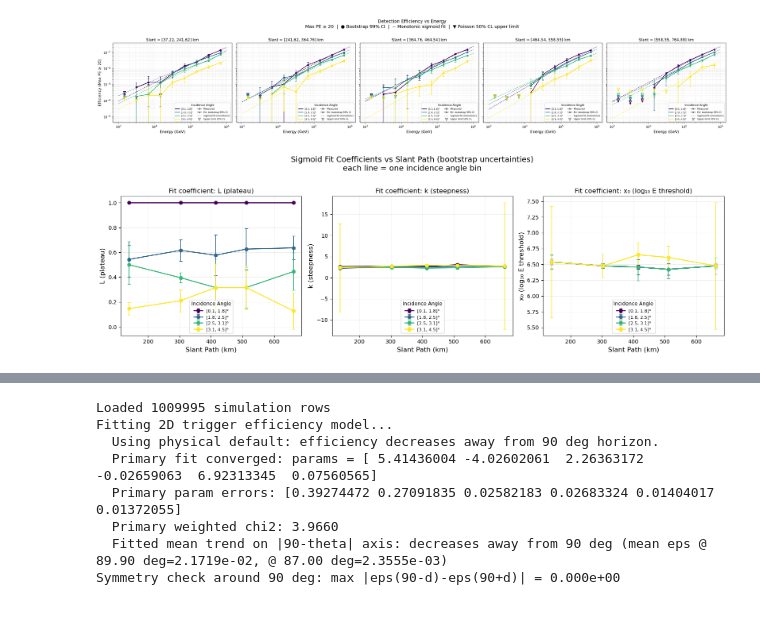
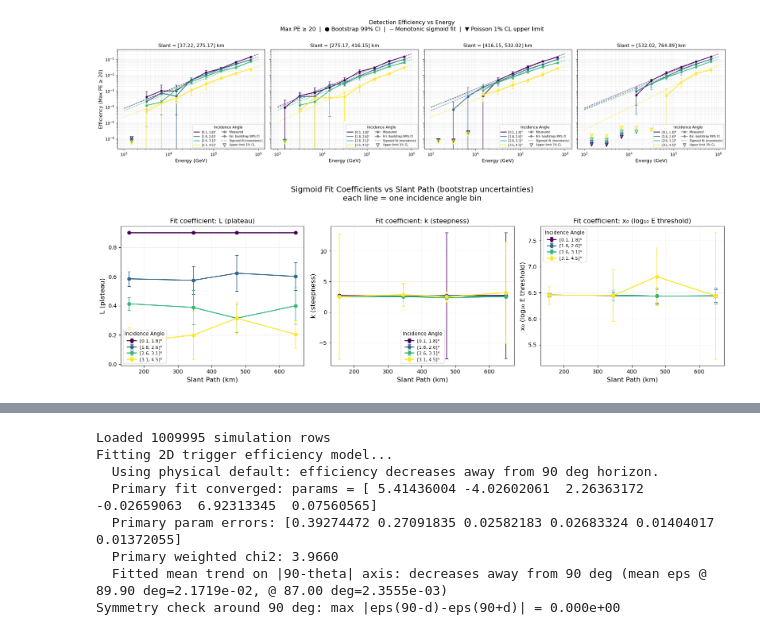
Before and after one commit to Teikiet/Muon_Trinity, a Jupyter notebook: analysis/Demonstrator_Muon_flux.ipynb, the cells around one changed output, grey strips where cells are left out. Drawn from its saved outputs; the diff is of its cells as text; code cells hidden in the pictures.

```diff
--- a/analysis/Demonstrator_Muon_flux.ipynb
+++ b/analysis/Demonstrator_Muon_flux.ipynb
@@ -12,7 +12,7 @@ import math
 PE_THRESHOLD = 20
 N_BOOTSTRAP = 1000
 CI_LEVEL = 0.99
-SEEDS = [1]
+SEEDS = [1, 2, 3]
 PID = 13
 RADIUS = 5
 BASE_DIR = "/scratch/general/vast/u1520754/muon_sim_chain_tree"
@@ -48,7 +48,7 @@ sys.stdout = old_stdout
 logging.disable(logging.NOTSET)
 
 E = mceq.e_grid
-E = E[(E >= 1e3) & (E <= 1e6)]
+E = E[(E >= 1e3) & (E <= 5e3)]
 
 def to_1e(val):
     exp = int(math.log10(val))
@@ -143,5 +143,7 @@ pulse_width = np.array(df["pulse_width_ns"])
 rise_time = np.array(df["rise_time_ns"])
 x_mag = np.array(df["correction_x_m"])
 y_mag = np.array(df["correction_y_m"])
+file_size = np.array(df["file_size_MB"])
+photon_count = np.array(df["corsika8_photon_count"])
 # %% [output]
 Generating energy grid from MCEq...
@@ -164,10 +216,10 @@ Energy range: 1122.0 – 891251.0 GeV
 # %%
 from scipy.interpolate import interp1d
-x = np.array([1.1e3, 9e3, 9e4, 9e5])
-y = np.array([12,14,250,1500])
+x = E_list#np.array([1.1e3, 9e3, 9e4, 9e5])
+y = File #np.array([12,14,250,1500])
 f = interp1d(x, y)
-print(np.sum(f(E)))
+print(np.sum(f(E_list)))
 print(np.round(20000*E[E<=1e4]**-1))
-print(np.sum(np.round(20000*E[E<=1e4]**-1)*f(E[E<=1e4])))
-np.round(20000*E[E<=1e4]**-1)*f(E[E<=1e4])
+print(np.sum(np.round(20000*E_list[E_list<=1e4]**-1)*f(E_list[E_list<=1e4])))
+np.round(20000*E_list[E_list<=1e4]**-1)*f(E_list[E_list<=1e4])
 # %% [output]
@@ -329,7 +381,7 @@ from scipy.optimize import minimize
 
 # --- Define fixed bin edges ---
 E_bins     = np.logspace(3, 6, 10)
-num_slant_bins = 5
+num_slant_bins = 4
 slant_bins = np.quantile(Slant, np.linspace(0, 1, num_slant_bins + 1))
 print(slant_bins)
 num_inc_bins = 4
@@ -340,13 +392,14 @@ PE_THRESHOLD    = 20 #the minimum PE for trigger
 N_BOOTSTRAP     = 20 #number of boostrap resampling
 N_FIT_BOOTSTRAP = 20   # bootstrap iterations for fit parameter uncertainty
 CI_LEVEL        = 0.99
-UPPER_LIMIT_CL  = 0.5
+UPPER_LIMIT_CL  = 0.01
 UPPER_LIMIT_MU  = -np.log(1 - UPPER_LIMIT_CL)
-UL_SIGMA        = 0.1
+UL_SIGMA        = 0.5
 
 # --- Sigmoid model ---
 def sigmoid_model(logE, L, k, x0):
     z = -k * (logE - x0)
+    #P_decay = np.exp(-slant/d)
     return L / (1.0 + np.exp(z)) #L / (1.0 + np.exp(np.clip(z, -500, 500)))
 
 # --- Storage ---
@@ -497,6 +550,19 @@ def joint_chi2(params, data_list):
         total += np.sum(((y_pred - y_fit) / sigma_y) ** 2)
     return total
 
+def per_bin_chi2(params, data_list):
+    """Return list of (chi2, ndata) per incidence bin j (None if no data)."""
+    out = []
+    for j, d in enumerate(data_list):
+        if d is None:
+            out.append(None)
+            continue
+        L, k, x0 = params[j*3:(j+1)*3]
+        x_fit, y_fit, sigma_y = d
+        y_pred = sigmoid_model(x_fit, L, k, x0)
+        chi2 = float(np.sum(((y_pred - y_fit) / sigma_y) ** 2))
+        out.append((chi2, len(y_fit)))
+    return out
 
 def run_joint_fit(eff_slice, ul_slice, lo_slice, hi_slice):
     """
@@ -543,9 +609,9 @@ def run_joint_fit(eff_slice, ul_slice, lo_slice, hi_slice):
         if data_list[j] is None:
             p0.extend([1e-3, 3.0, np.mean(x_all)])
             if j == 0:
-                bounds.extend([(1.0, 1.0), (0.1, 50), (x_all.min() - 5, x_all.max() + 5)])
+                bounds.extend([(0.9, 1.0), (0.1, 50), (x_all.min() - 5, x_all.max() + 5)])
             else:
-                bounds.extend([(0, 1.0), (0.1, 50), (x_all.min() - 5, x_all.max() + 5)])
+                bounds.extend([(1e-6, 1.0), (0.1, 50), (x_all.min() - 5, x_all.max() + 5)])
             continue
 
         active_j.append(j)
@@ -557,7 +623,7 @@ def run_joint_fit(eff_slice, ul_slice, lo_slice, hi_slice):
 
         if j == 0:
             p0.extend([1.0, 3.0, x00])
-            bounds.extend([(1.0, 1.0), (0.1, 50), (x_all.min() - 5, x_all.max() + 5)])
+            bounds.extend([(0.9, 1.0), (0.1, 50), (x_all.min() - 5, x_all.max() + 5)])
         else:
             p0.extend([L0, 3.0, x00])
             bounds.extend([(1e-6, 1.0), (0.1, 50), (x_all.min() - 5, x_all.max() + 5)])
@@ -669,10 +735,29 @@ for s_idx, ax in enumerate(axes):
             ax.plot(E_plot, y_line, color=color, linestyle='--',
                     linewidth=1.2, alpha=0.8, zorder=2, label='_nolegend_')
 
+            # right after: popt_all, fit_ok, active_j, data_list, ... = run_joint_fit(...)
+            chi2_list = per_bin_chi2(popt_all, data_list)
+            n_params_per_bin = 3  # L, k, x0 (count L even if fixed; subtract below if you want)
+
+                        # --- Goodness of fit for this (slant, inc) bin ---
+            chi2_j, n_data_j = chi2_list[j]
+            # j == 0 has L fixed to 1, so only 2 free params; others have 3
+            n_free = 2 if j == 0 else 3
+            dof    = max(n_data_j - n_free, 1)
+            red_chi2 = chi2_j / dof
+            p_value  = 1.0 - stats.chi2.cdf(chi2_j, dof)
+
+            fit_params_dict[(s_idx, j)].update({
+                'chi2': chi2_j, 'dof': dof,
+                'red_chi2': red_chi2, 'p_value': p_value,
+            })
+
             print(f"  Slant=[{s_lo:.2f},{s_hi:.2f}], inc=[{inc_lo:.1f},{inc_hi:.1f}]°: "
                   f"L={L:.3g}±{param_std[j,0]:.2g}, "
                   f"k={k:.2f}±{param_std[j,1]:.2g}, "
-                  f"x0={x0:.2f}±{param_std[j,2]:.2g} "
+                  f"x0={x0:.2f}±{param_std[j,2]:.2g} | "
+                  f"χ²={chi2_j:.2f}/{dof}dof, "
+                  f"χ²/dof={red_chi2:.2f}, p={p_value:.3f} "
                   f"(N_meas={measured_mask.sum()}, N_UL={ul_mask.sum()})")
 
         if ul_mask.any():
@@ -810,5 +891,5 @@ Energy bin [2154, 4642] GeV:
-[figure, old version]
+[figure, new version]
-[figure, old version]
+[figure, new version]
 # %%
 #erf plot
 import numpy as np
```
Also changed, not shown: parts of 6 cells of this notebook, 5 other files.
